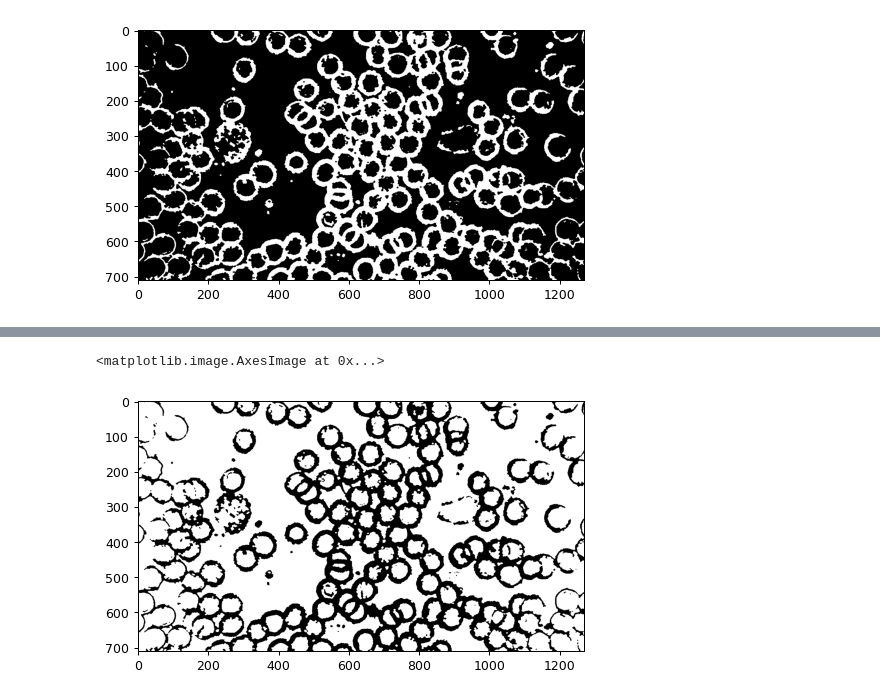
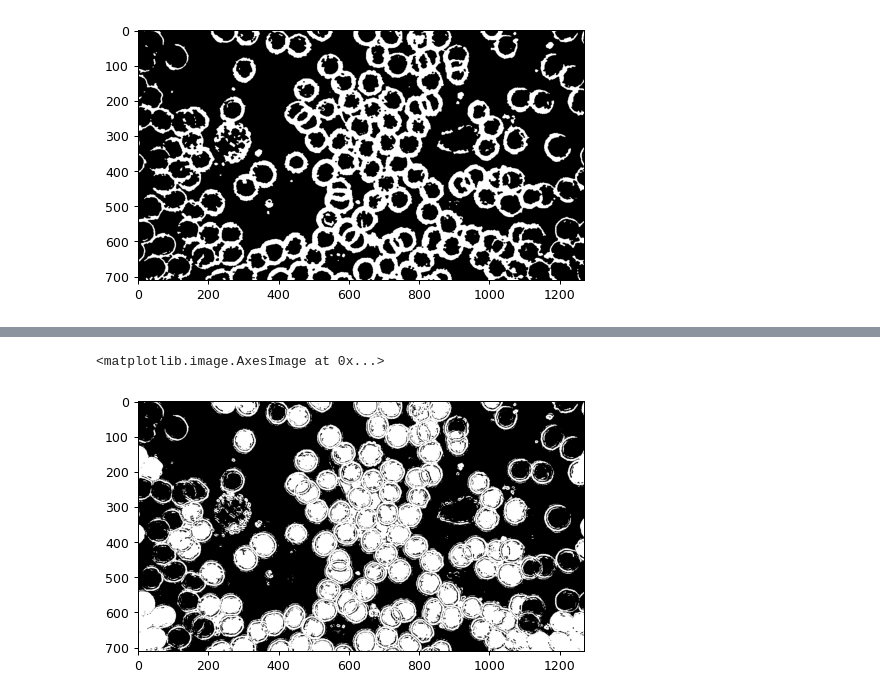
Before and after one commit to handlessdude/cv-labs, a Jupyter notebook: lab-08.ipynb, the cells around one changed output, grey strips where cells are left out. Cells and saved outputs as stored; diff of their text form; code cells hidden in the pictures.

```diff
--- a/lab-08.ipynb
+++ b/lab-08.ipynb
@@ -214,6 +245,6 @@ plt.imshow(cleaned_img, cmap='gray')
 # %%
-cv2.bitwise_not(cleaned_img, cleaned_img)
+cv2.add(tres, cleaned_img, cleaned_img)
 plt.imshow(cleaned_img, cmap='gray')
 # %% [output]
 <matplotlib.image.AxesImage at 0x...>
-[figure, old version]
+[figure, new version]
```
Also changed, not shown: parts of 13 cells of this notebook.
